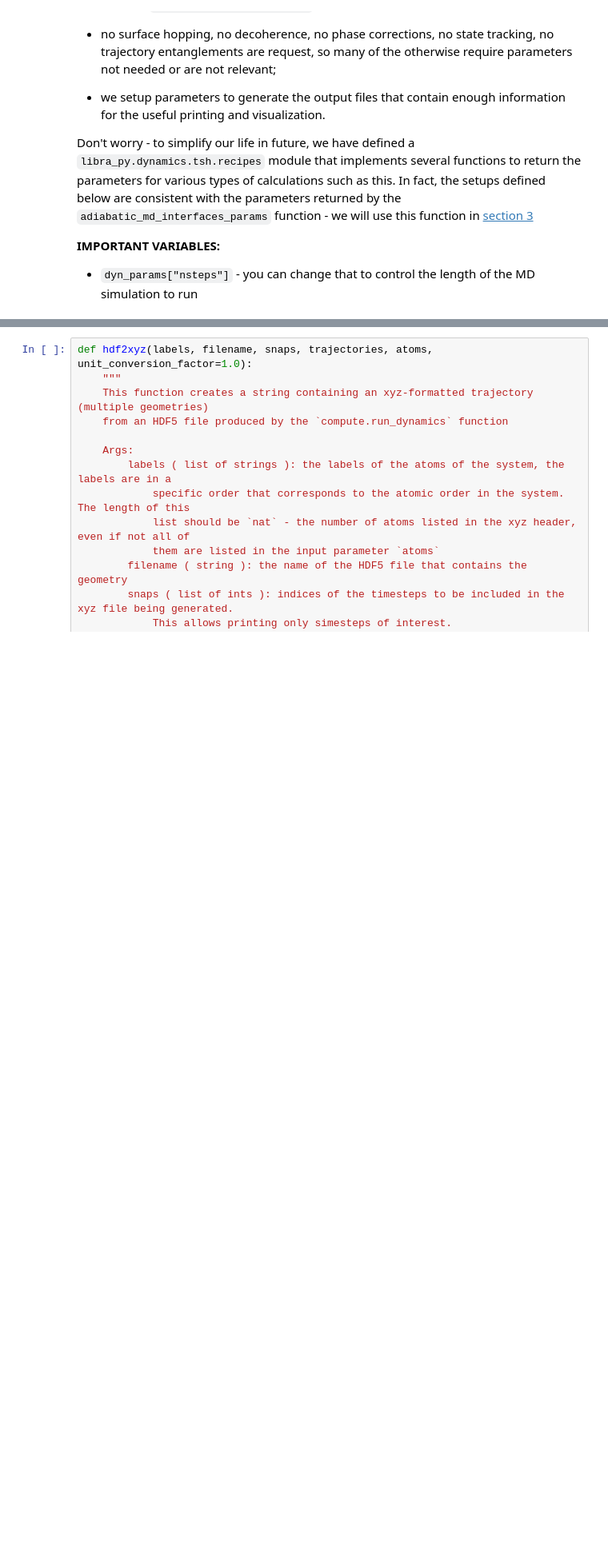
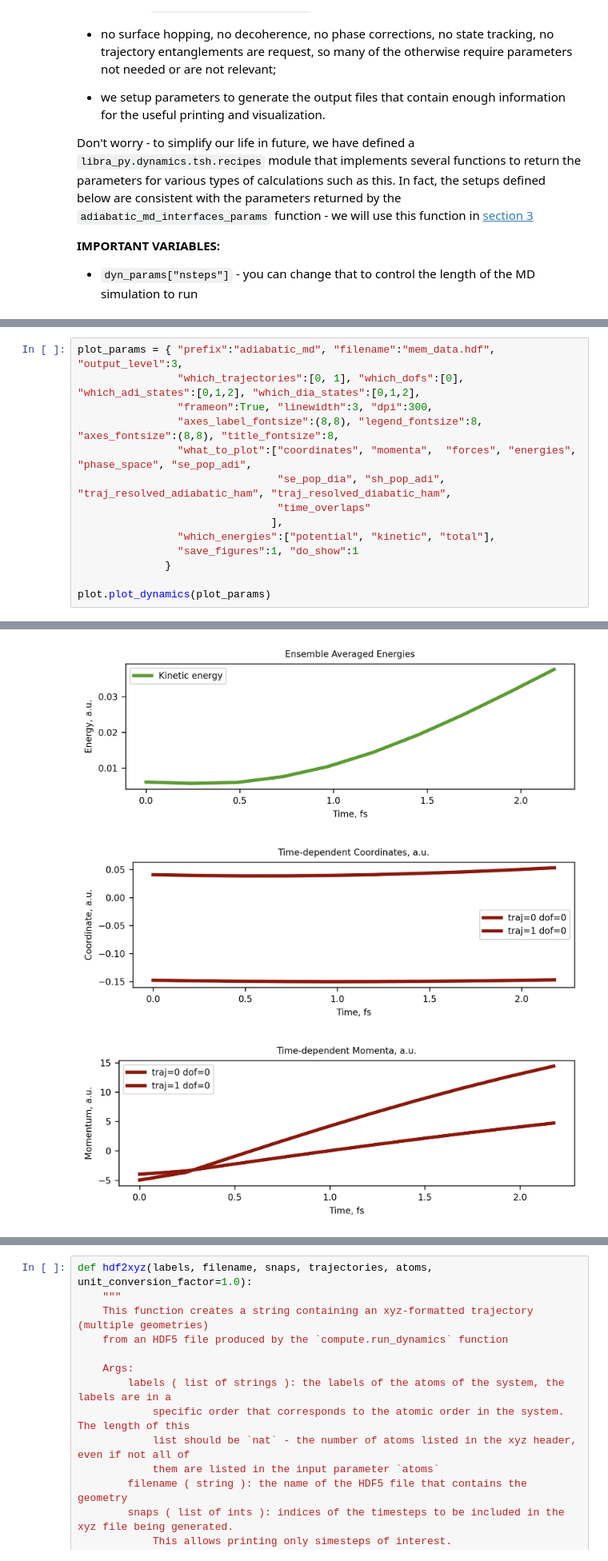
Before and after one commit to compchem-cybertraining/Tutorials_Libra, a Jupyter notebook: 6_dynamics/1_trajectory_based/5_atomistic_adiabatic_excited_states/tutorial.ipynb, the cells around one changed output, grey strips where cells are left out. Shown at 80% size. Cells and saved outputs as stored; diff of their text form; blank space fills up the shorter version.

Commit message:
Revised the tutorial on adiabatic calculations with DFTB+ and Libra

```diff
--- a/6_dynamics/1_trajectory_based/5_atomistic_adiabatic_excited_states/tutorial.ipynb
+++ b/6_dynamics/1_trajectory_based/5_atomistic_adiabatic_excited_states/tutorial.ipynb
@@ -510,0 +551,15 @@ plot.plot_dyn(plot_prms)
+# %%
+plot_params = { "prefix":"adiabatic_md", "filename":"mem_data.hdf", "output_level":3,
+                "which_trajectories":[0, 1], "which_dofs":[0], "which_adi_states":[0,1,2], "which_dia_states":[0,1,2],
+                "frameon":True, "linewidth":3, "dpi":300,
+                "axes_label_fontsize":(8,8), "legend_fontsize":8, "axes_fontsize":(8,8), "title_fontsize":8,
+                "what_to_plot":["coordinates", "momenta",  "forces", "energies", "phase_space", "se_pop_adi",
+                                "se_pop_dia", "sh_pop_adi", "traj_resolved_adiabatic_ham", "traj_resolved_diabatic_ham",
+                                "time_overlaps"
+                               ],
+                "which_energies":["potential", "kinetic", "total"],
+                "save_figures":1, "do_show":1
+              }
+
+plot.plot_dynamics(plot_params)
+# %% [output]
@@ -510,0 +583,3 @@ plot.plot_dyn(plot_prms)
+[figure, added]
+[figure, added]
+[figure, added]
```
Also changed, not shown: parts of 28 cells of this notebook, 3 other files.
